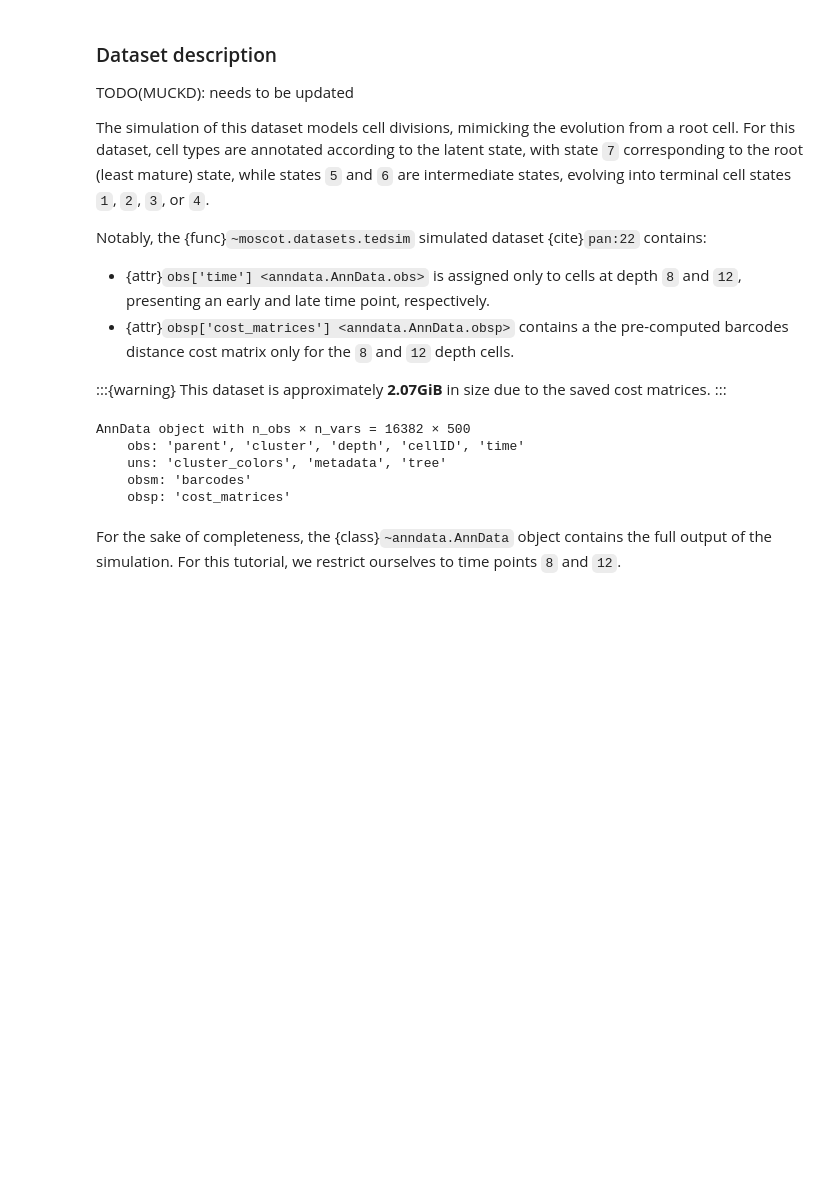
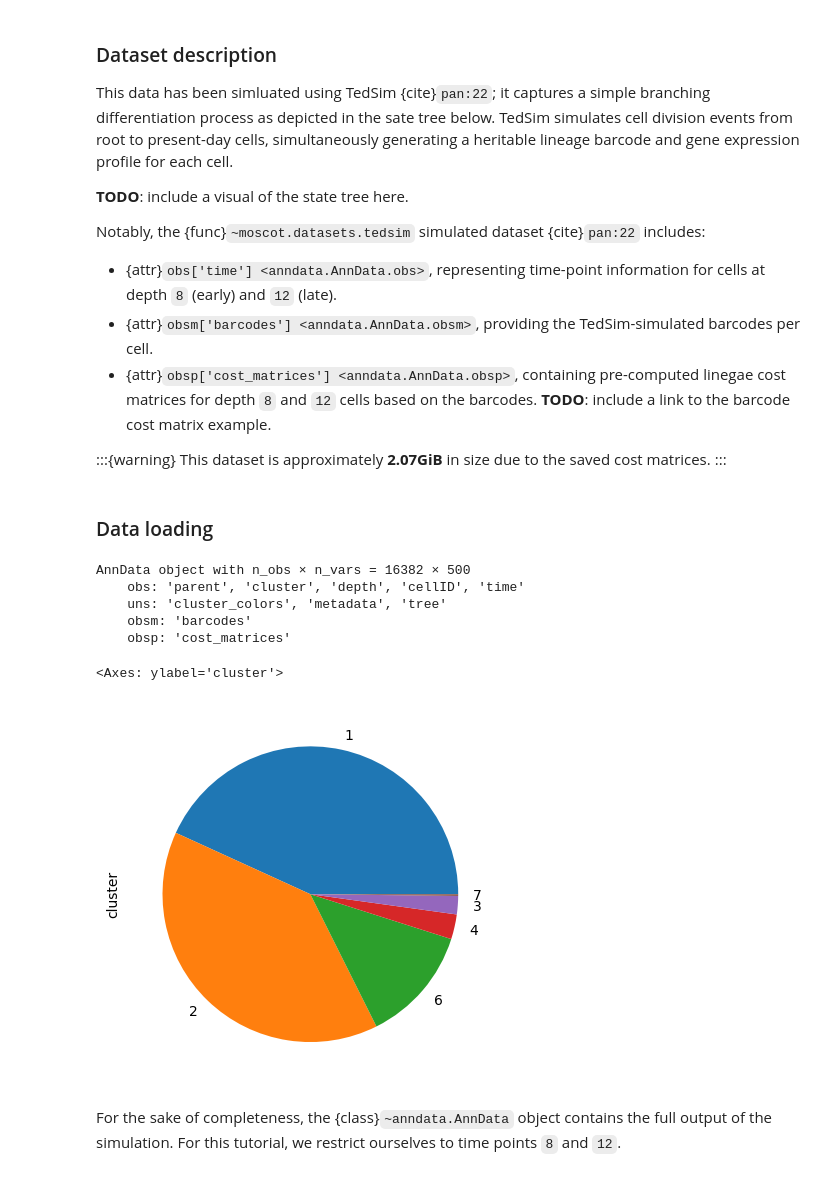
Before and after one commit to theislab/moscot_notebooks, a Jupyter notebook: tutorials/100_lineage.ipynb, the cells around one changed output. Drawn from its saved outputs; the diff is of its cells as text; code cells hidden in the pictures; blank space fills up the shorter version.

Commit message:
Start working on the updated lineage tutorial

```diff
--- a/tutorials/100_lineage.ipynb
+++ b/tutorials/100_lineage.ipynb
@@ -25,18 +37,22 @@ warnings.simplefilter("ignore", UserWarning)
 # %% [markdown]
 ### Dataset description
 
-TODO(MUCKD): needs to be updated
+This data has been simluated using TedSim {cite}`pan:22`; it captures a simple branching differentiation process as depicted in the sate tree below. TedSim simulates cell division events from root to present-day cells, simultaneously generating a heritable lineage barcode and gene expression profile for each cell.
 
-The simulation of this dataset models cell divisions, mimicking the evolution from a root cell. For this dataset, cell types are annotated according to the latent state, with state `7` corresponding to the root (least mature) state, while states `5` and `6` are intermediate states, evolving into terminal cell states `1`, `2`, `3`, or `4`.
+**TODO**: include a visual of the state tree here.
 
-Notably, the {func}`~moscot.datasets.tedsim` simulated dataset {cite}`pan:22` contains:
+Notably, the {func}`~moscot.datasets.tedsim` simulated dataset {cite}`pan:22` includes:
 
-- {attr}`obs['time'] <anndata.AnnData.obs>` is assigned only to cells at depth `8` and `12`, presenting an early and late time point, respectively.
-- {attr}`obsp['cost_matrices'] <anndata.AnnData.obsp>` contains a the pre-computed barcodes distance cost matrix only for the `8` and `12` depth cells.
+- {attr}`obs['time'] <anndata.AnnData.obs>`, representing time-point information for cells at depth `8` (early) and `12` (late).
+- {attr}`obsm['barcodes'] <anndata.AnnData.obsm>`, providing the TedSim-simulated barcodes per cell.
+- {attr}`obsp['cost_matrices'] <anndata.AnnData.obsp>`, containing pre-computed linegae cost matrices for depth `8` and `12` cells based on the barcodes. **TODO**: include a link to the barcode cost matrix example.
+
 
 :::{warning}
 This dataset is approximately **2.07GiB** in size due to the saved cost matrices.
 :::
+# %% [markdown]
+### Data loading
 # %%
 adata = datasets.tedsim()
 adata
@@ -46,6 +62,11 @@ AnnData object with n_obs × n_vars = 16382 × 500
     uns: 'cluster_colors', 'metadata', 'tree'
     obsm: 'barcodes'
     obsp: 'cost_matrices'
+# %%
+adata.obs["cluster"].value_counts().plot.pie()
+# %% [output]
+<Axes: ylabel='cluster'>
+[figure, added]
 # %% [markdown]
 For the sake of completeness, the {class}`~anndata.AnnData` object contains the full output of the simulation. For this tutorial, we restrict ourselves to time points `8` and `12`.
 # %%
```
Also changed, not shown: parts of 17 cells of this notebook, 1 other file.
